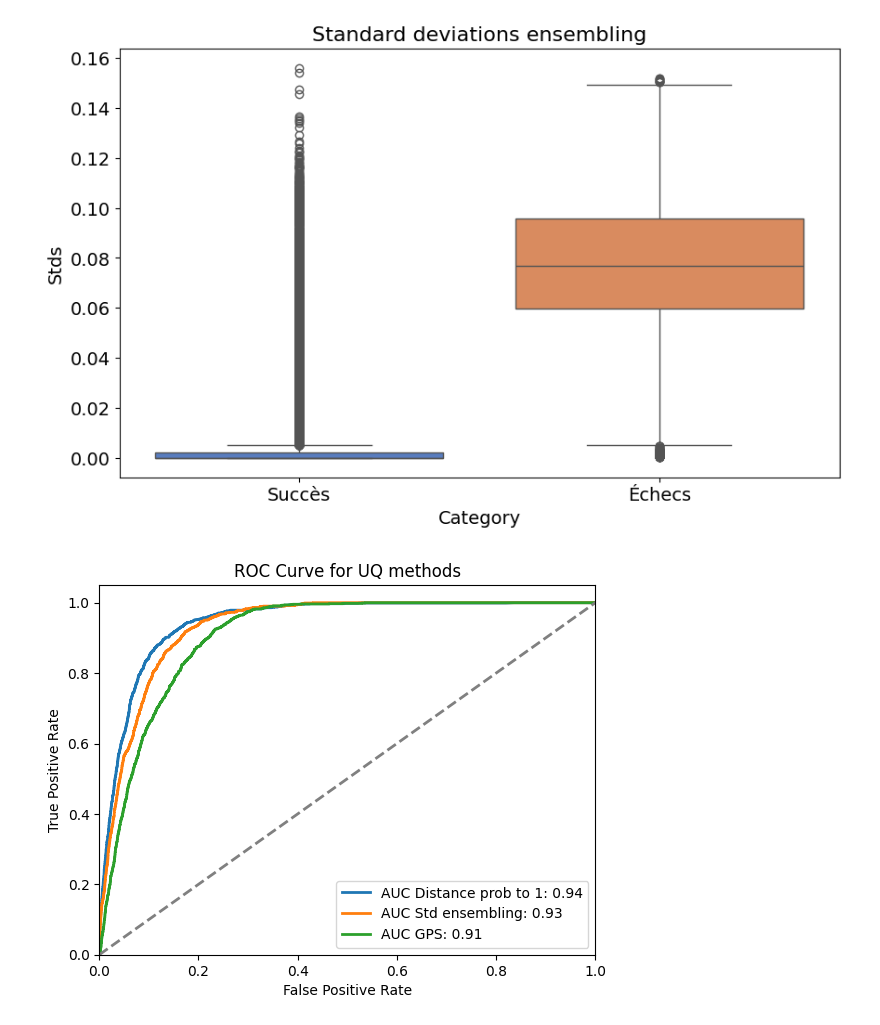
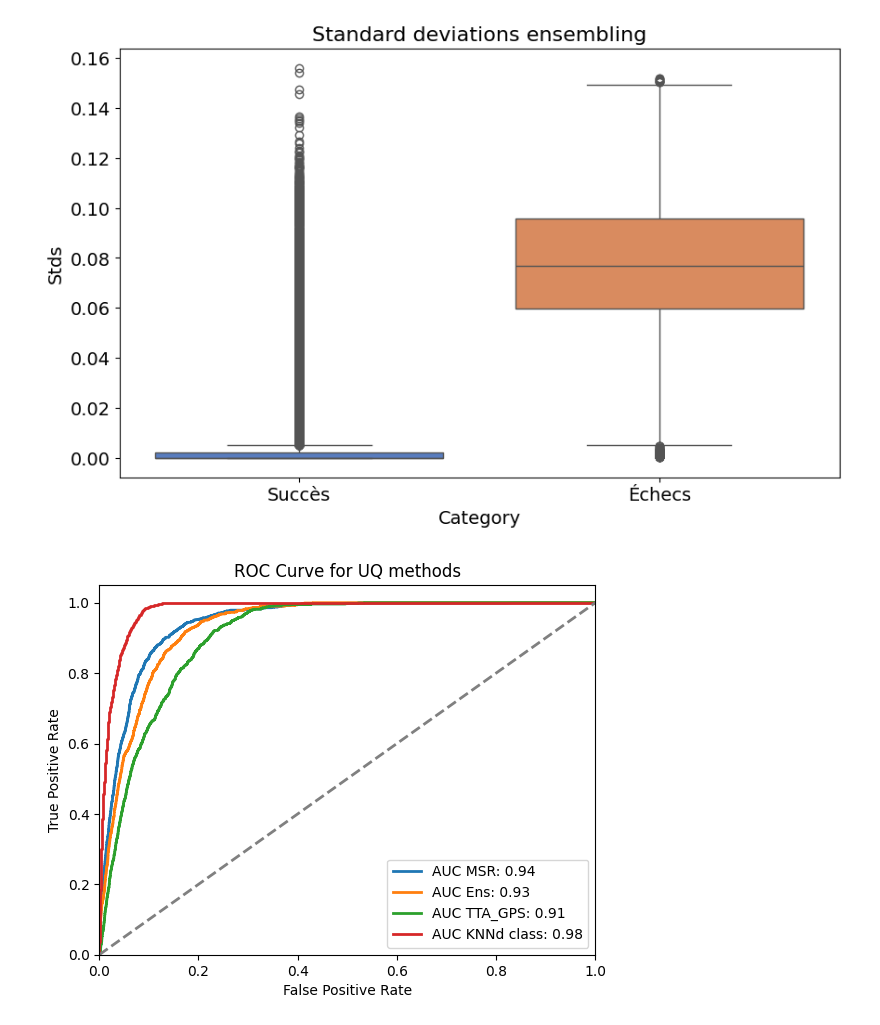
Before and after one commit to pstnmz/UQ_toolbox, a Jupyter notebook: medMNIST/UQ_test_metrics.ipynb, the cells around one changed output. Saved outputs shown, nothing was run; the diff lists cells and outputs as text; code cells hidden in the pictures.

```diff
--- a/medMNIST/UQ_test_metrics.ipynb
+++ b/medMNIST/UQ_test_metrics.ipynb
@@ -837,3 +1004,5 @@ transformations = ['[(9, np.float64(18.993544968225756)), (12, np.float64(-1.372
  '[(9, np.float64(26.753347976507428)), (4, np.float64(-2.269870568517014))]',
  '[(10, np.float64(1.7976877272614402)), (14, np.float64(-2.253227258808664))]',
  '[(11, np.float64(-7.330877383517148)), (13, np.float64(17.226544341423256))]']
+n=2
+m=45
@@ -893,6 +1106,6 @@ Passing `palette` without assigning `hue` is deprecated and will be removed in v
 # %%
 fpr_distance_to_hard_labels, tpr_distance_to_hard_labels, auc_distance_to_hard_labels = uq.roc_curve_UQ_method_computation([distances[k] for k in correct_predictions], [distances[j] for j in incorrect_predictions])
 fpr_stds, tpr_stds, auc_stds = uq.roc_curve_UQ_method_computation([stds[k] for k in correct_predictions], [stds[j] for j in incorrect_predictions])
-uq.roc_curve_UQ_methods_plot(['Distance prob to 1', 'Std ensembling', 'GPS'], [fpr_distance_to_hard_labels, fpr_stds, fpr_std_gps], [tpr_distance_to_hard_labels, tpr_stds, tpr_std_gps], [auc_distance_to_hard_labels, auc_stds, auc_std_gps])
+uq.roc_curve_UQ_methods_plot(['MSR', 'Ens', 'TTA_GPS', "KNNd class"], [fpr_distance_to_hard_labels, fpr_stds, fpr_std_gps, fpr_std_knn], [tpr_distance_to_hard_labels, tpr_stds, tpr_std_gps, tpr_std_knn], [auc_distance_to_hard_labels, auc_stds, auc_std_gps, auc_std_knn])
 # %% [output]
-[figure, old version]
+[figure, new version]
```
Also changed, not shown: parts of 34 cells of this notebook, 3 other files.
